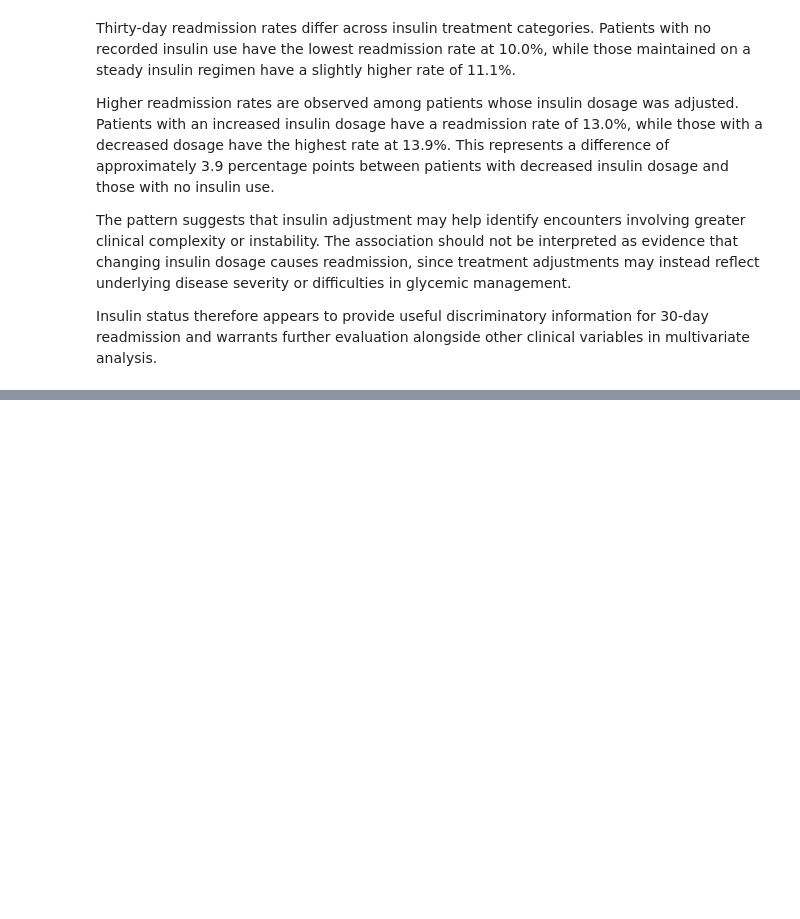
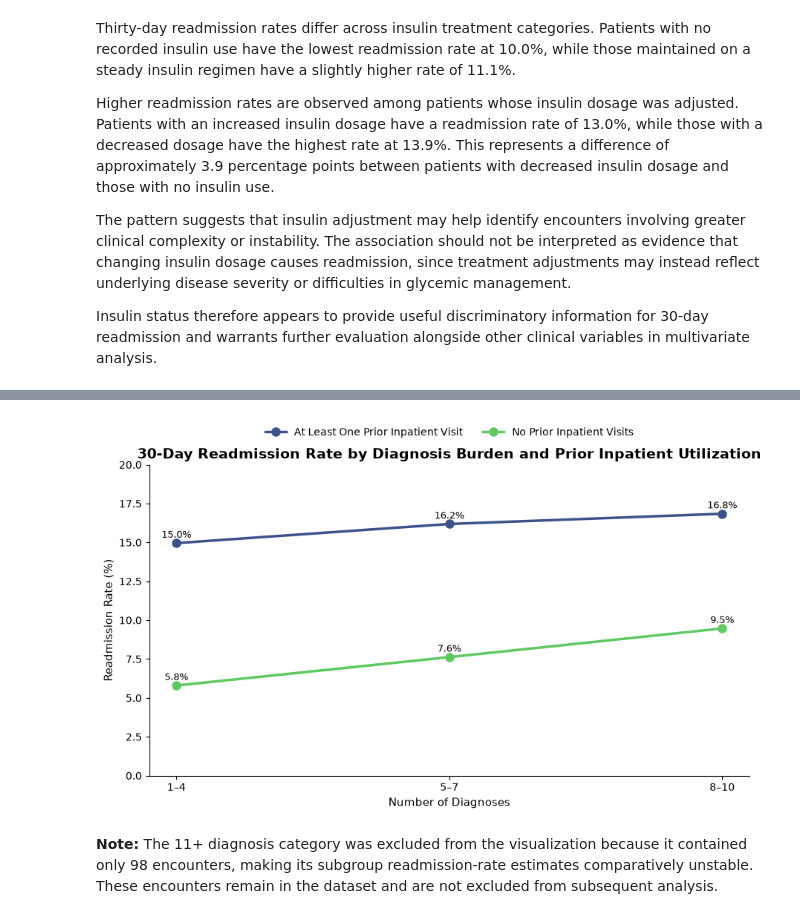
Before and after one commit to byegond-beep/hospital-readmission-resource-allocation-analytics, a Jupyter notebook: notebooks/03_exploratory_data_analysis.ipynb, the cells around one changed output, grey strips where cells are left out. Saved outputs shown, nothing was run; the diff lists cells and outputs as text; code cells hidden in the pictures; blank space fills up the shorter version.

```diff
--- a/notebooks/03_exploratory_data_analysis.ipynb
+++ b/notebooks/03_exploratory_data_analysis.ipynb
@@ -1001,0 +1321,58 @@ Insulin status therefore appears to provide useful discriminatory information fo
+# %%
+# Exclude sparse 11+ diagnosis group from visualization
+diagnosis_plot = diagnosis_inpatient[
+    diagnosis_inpatient["diagnosis_group"] != "11+"
+].copy()
+
+diagnosis_pivot = diagnosis_plot.pivot(
+    index="diagnosis_group",
+    columns="prior_inpatient",
+    values="Readmission Rate (%)"
+)
+
+fig, ax = plt.subplots(figsize=(9, 5.5))
+
+colors = [cmap(0.25), cmap(0.75)]
+
+for col, color in zip(diagnosis_pivot.columns, colors):
+    ax.plot(
+        diagnosis_pivot.index.astype(str),
+        diagnosis_pivot[col],
+        marker="o",
+        markersize=8,
+        linewidth=2.5,
+        label=col,
+        color=color
+    )
+
+    for x, y in enumerate(diagnosis_pivot[col]):
+        ax.text(
+            x,
+            y + 0.35,
+            f"{y:.1f}%",
+            ha="center",
+            fontsize=9
+        )
+
+ax.set(
+    title="30-Day Readmission Rate by Diagnosis Burden and Prior Inpatient Utilization",
+    xlabel="Number of Diagnoses",
+    ylabel="Readmission Rate (%)"
+)
+
+ax.legend(
+    title="",
+    frameon=False,
+    loc="upper center",
+    bbox_to_anchor=(0.5, 1.15),
+    ncol=2
+)
+
+ax.set_ylim(0, 20)
+
+plt.tight_layout()
+plt.show()
+# %% [output]
+[figure, added]
+# %% [markdown]
+**Note:** The 11+ diagnosis category was excluded from the visualization because it contained only 98 encounters, making its subgroup readmission-rate estimates comparatively unstable. These encounters remain in the dataset and are not excluded from subsequent analysis.
```
Also changed, not shown: parts of 16 cells of this notebook.
